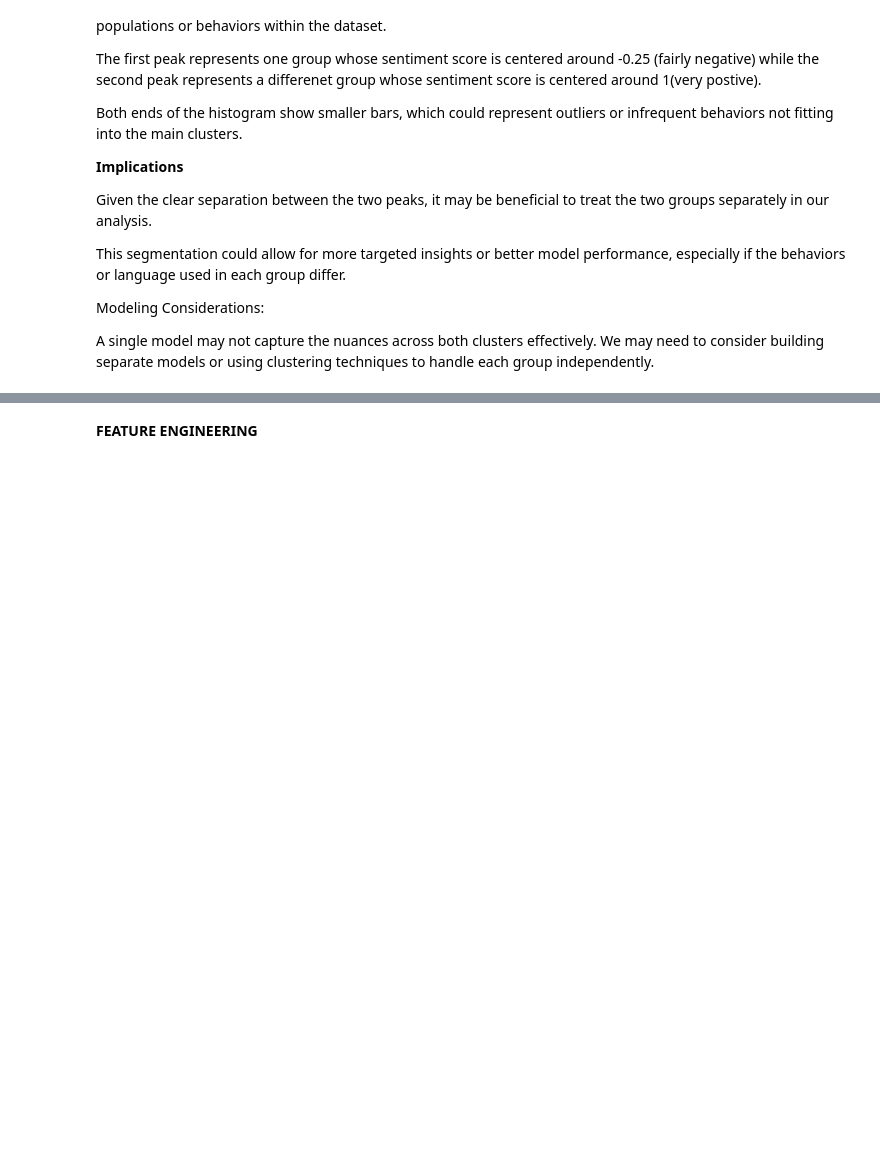
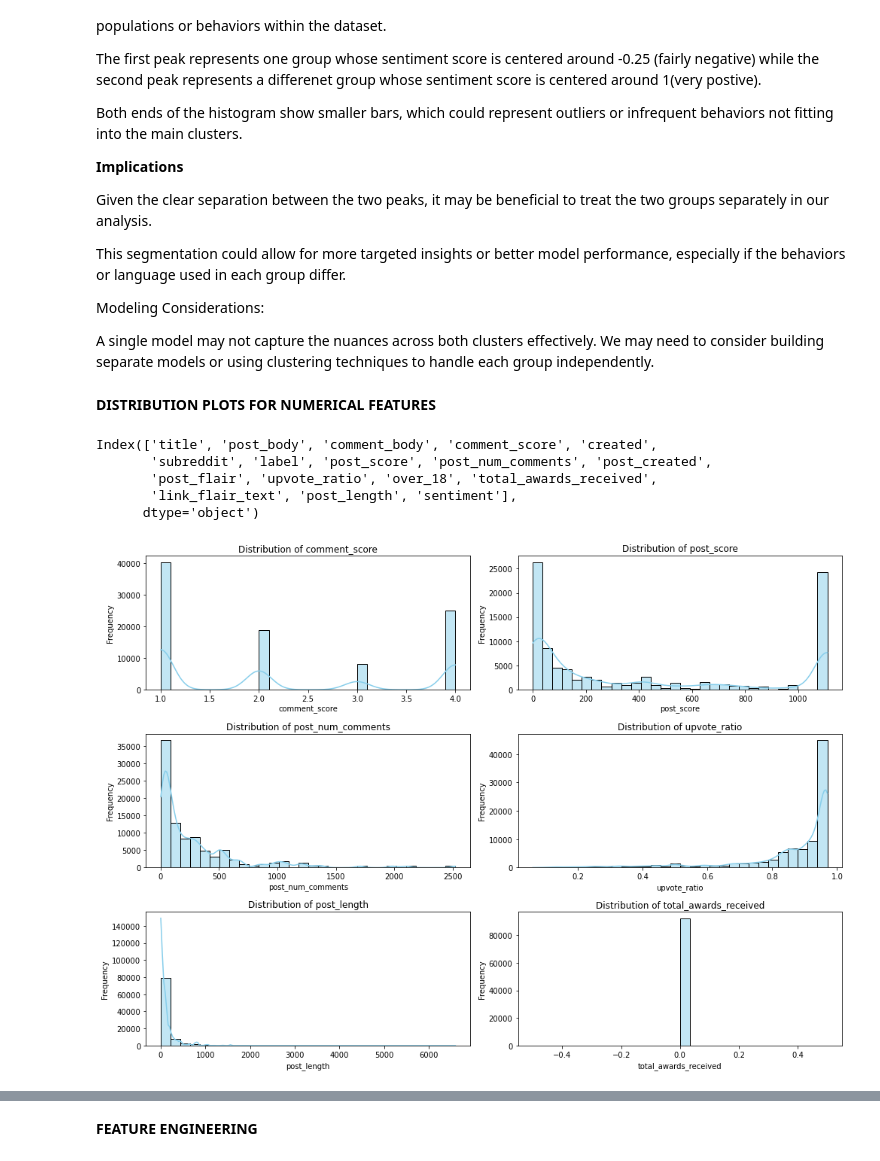
Before and after one commit to CynthiaJerono/Phase_5_Project, a Jupyter notebook: Isaac.ipynb, the cells around one changed output, grey strips where cells are left out. Saved outputs shown, nothing was run; the diff lists cells and outputs as text; code cells hidden in the pictures; blank space fills up the shorter version.

```diff
--- a/Isaac.ipynb
+++ b/Isaac.ipynb
@@ -175,8 +240,8 @@ Based on our project goal of identifying and understanding mental health discuss
 # List of columns to drop  based on our analysis
 columns_to_drop = [
     'post_url', 'post_id', 'comment_id', 'author', 'comment_author',
-    'post_num_comments', 'over_18','author_premium','is_self_post', 'distinguished',
-    'post_thumbnail', 'all_awardings', 'total_awards_received',
+    'author_premium', 'distinguished','is_self_post',
+    'post_thumbnail', 'all_awardings',
     'author_flair_text', 'num_crossposts', 'all_awardings'
 ]
 
@@ -353,12 +489,12 @@ Range: Since this is a ratio, outliers are not as extreme as in comment_score or
 **CAPPING OUTLERS**
 # %%
 # Apply capping based on the recommended percentiles
-data['comment_score'] = data['comment_score'].clip(lower=data['comment_score'].quantile(0.05),
-                                                   upper=data['comment_score'].quantile(0.95))
+data['comment_score'] = data['comment_score'].clip(lower=data['comment_score'].quantile(0.25),
+                                                   upper=data['comment_score'].quantile(0.75))
 
-data['post_score'] = data['post_score'].clip(upper=data['post_score'].quantile(0.95))
+data['post_score'] = data['post_score'].clip(upper=data['post_score'].quantile(0.75))
 
-data['upvote_ratio'] = data['upvote_ratio'].clip(upper=data['upvote_ratio'].quantile(0.90))
+data['upvote_ratio'] = data['upvote_ratio'].clip(upper=data['upvote_ratio'].quantile(0.75))
 # %%
 # List of capped columns to check for remaining outliers
 columns_to_check = ['comment_score', 'post_score', 'upvote_ratio']
@@ -469,3 +618,35 @@ This segmentation could allow for more targeted insights or better model perform
 Modeling Considerations:
 
 A single model may not capture the nuances across both clusters effectively. We may need to consider building separate models or using clustering techniques to handle each group independently.
+# %% [markdown]
+**DISTRIBUTION PLOTS  FOR NUMERICAL FEATURES**
+# %%
+data.columns
+# %% [output]
+Index(['title', 'post_body', 'comment_body', 'comment_score', 'created',
+       'subreddit', 'label', 'post_score', 'post_num_comments', 'post_created',
+       'post_flair', 'upvote_ratio', 'over_18', 'total_awards_received',
+       'link_flair_text', 'post_length', 'sentiment'],
+      dtype='object')
+# %%
+# Define numerical columns to visualize
+numerical_features = [
+    'comment_score', 'post_score', 'post_num_comments',
+    'upvote_ratio', 'post_length','total_awards_received'
+]
+
+# Set up the matplotlib figure
+plt.figure(figsize=(14, 10))
+
+# Plot distributions for each numerical feature
+for i, feature in enumerate(numerical_features, 1):
+    plt.subplot(3, 2, i)  # Adjusted for 6 features (3 rows, 2 columns)
+    sns.histplot(data[feature], kde=True, bins=30, color='skyblue')
+    plt.title(f'Distribution of {feature}')
+    plt.xlabel(feature)
+    plt.ylabel('Frequency')
+
+plt.tight_layout()
+plt.show()
+# %% [output]
+[figure, added]
```
Also changed, not shown: parts of 48 cells of this notebook, 1 other file.
